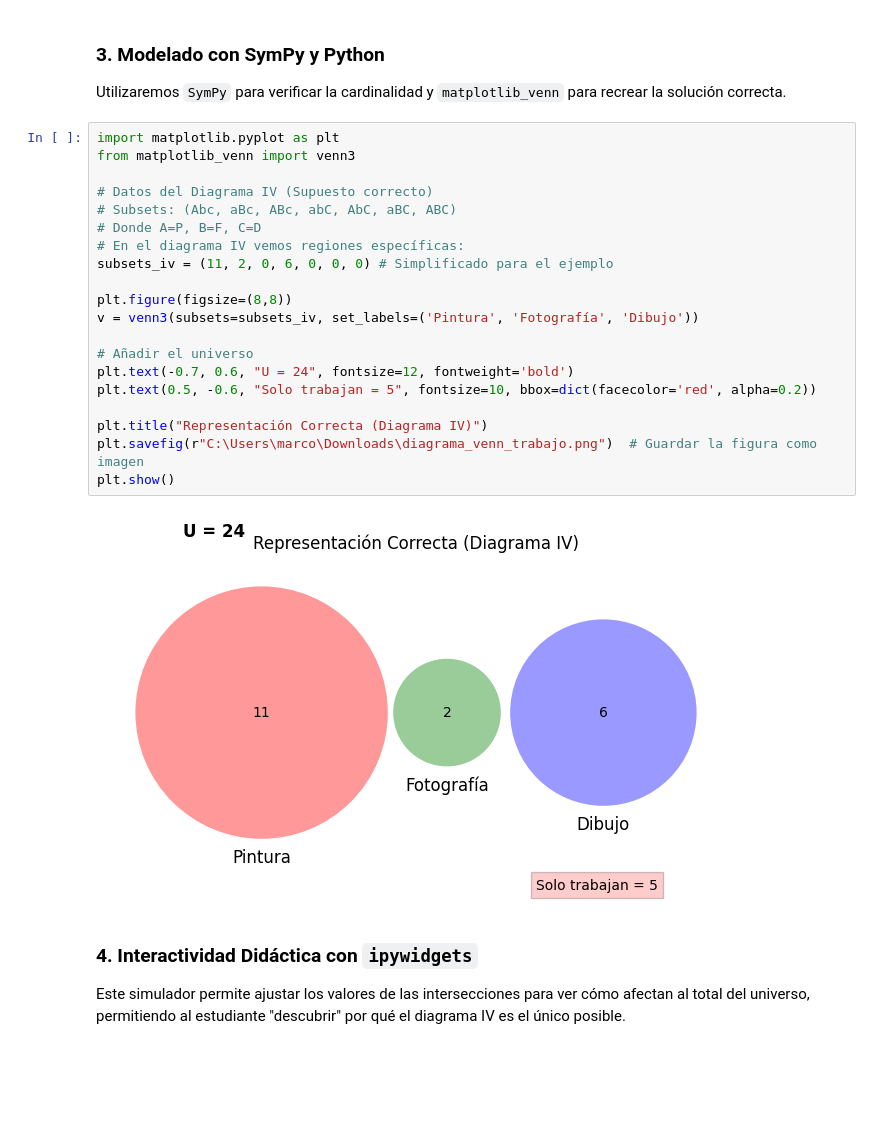
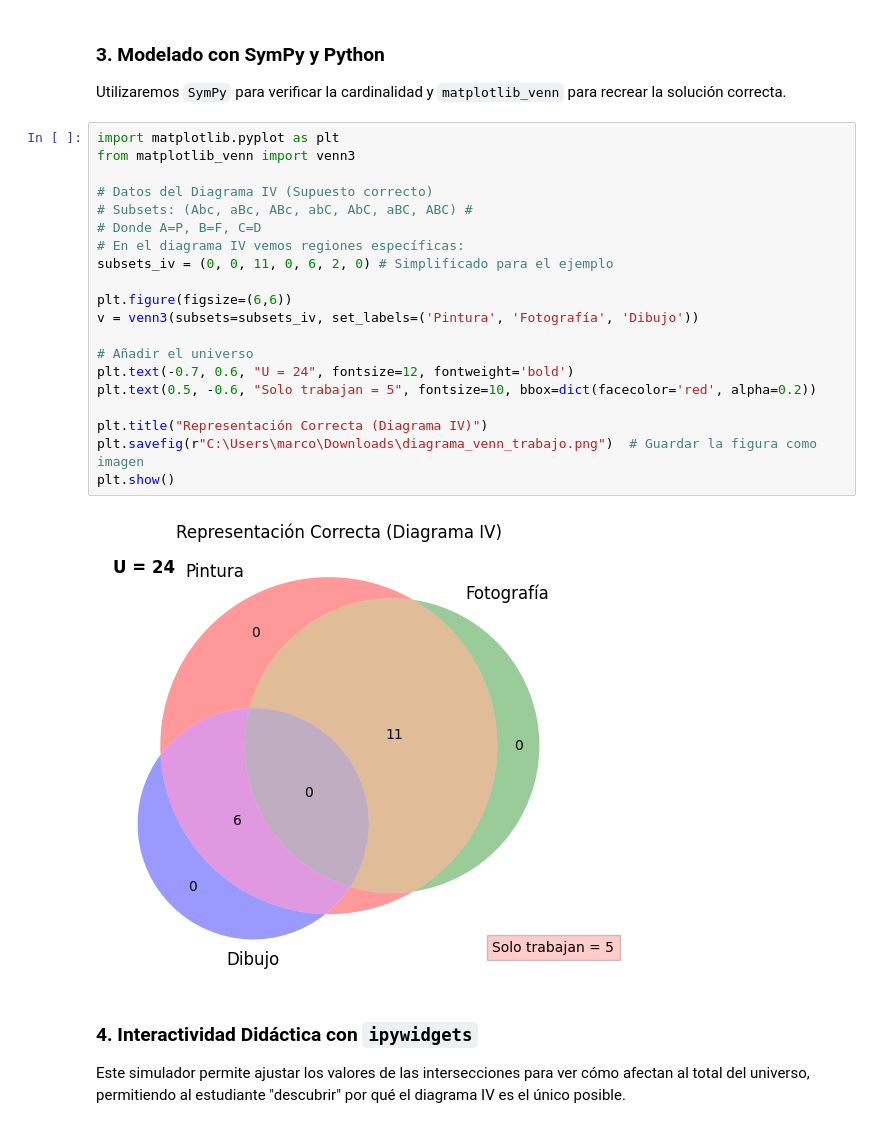
Before and after one commit to marco-canas/camino-udea, a Jupyter notebook: 3_lenguaje_proposicional/clase_01_diagnostico_y_analisis_del_lenguaje/clase1_lenguaje_proposicional.ipynb, the cells around one changed output. Saved outputs shown, nothing was run; the diff lists cells and outputs as text; blank space fills up the shorter version.

```diff
--- a/3_lenguaje_proposicional/clase_01_diagnostico_y_analisis_del_lenguaje/clase1_lenguaje_proposicional.ipynb
+++ b/3_lenguaje_proposicional/clase_01_diagnostico_y_analisis_del_lenguaje/clase1_lenguaje_proposicional.ipynb
@@ -484,25 +539,25 @@ Utilizaremos `SymPy` para verificar la cardinalidad y `matplotlib_venn` para rec
 # %%
 import matplotlib.pyplot as plt
 from matplotlib_venn import venn3
 
 # Datos del Diagrama IV (Supuesto correcto)
-# Subsets: (Abc, aBc, ABc, abC, AbC, aBC, ABC)
+# Subsets: (Abc, aBc, ABc, abC, AbC, aBC, ABC) #
 # Donde A=P, B=F, C=D
 # En el diagrama IV vemos regiones específicas:
-subsets_iv = (11, 2, 0, 6, 0, 0, 0) # Simplificado para el ejemplo
+subsets_iv = (0, 0, 11, 0, 6, 2, 0) # Simplificado para el ejemplo
 
-plt.figure(figsize=(8,8))
+plt.figure(figsize=(6,6))
 v = venn3(subsets=subsets_iv, set_labels=('Pintura', 'Fotografía', 'Dibujo'))
 
 # Añadir el universo
 plt.text(-0.7, 0.6, "U = 24", fontsize=12, fontweight='bold')
 plt.text(0.5, -0.6, "Solo trabajan = 5", fontsize=10, bbox=dict(facecolor='red', alpha=0.2))
 
 plt.title("Representación Correcta (Diagrama IV)")
 plt.savefig(r"C:\Users\marco\Downloads\diagrama_venn_trabajo.png")  # Guardar la figura como imagen
 plt.show()
 # %% [output]
-[figure, old version]
+[figure, new version]
 # %% [markdown]
 ### 4. Interactividad Didáctica con `ipywidgets`
 
```
Also changed, not shown: parts of 7 cells of this notebook, 2 other files.
